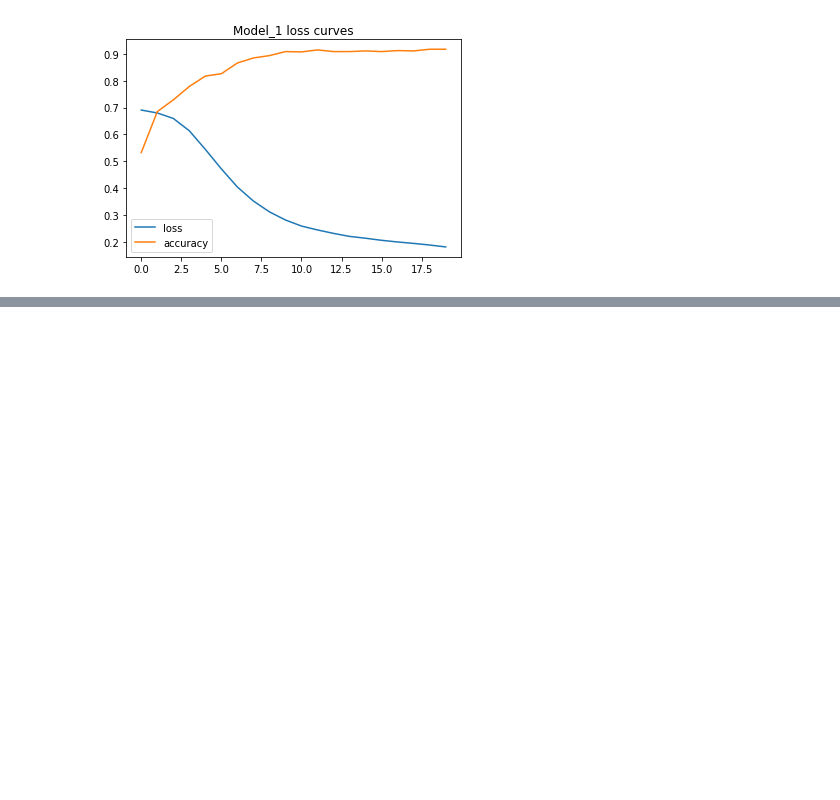
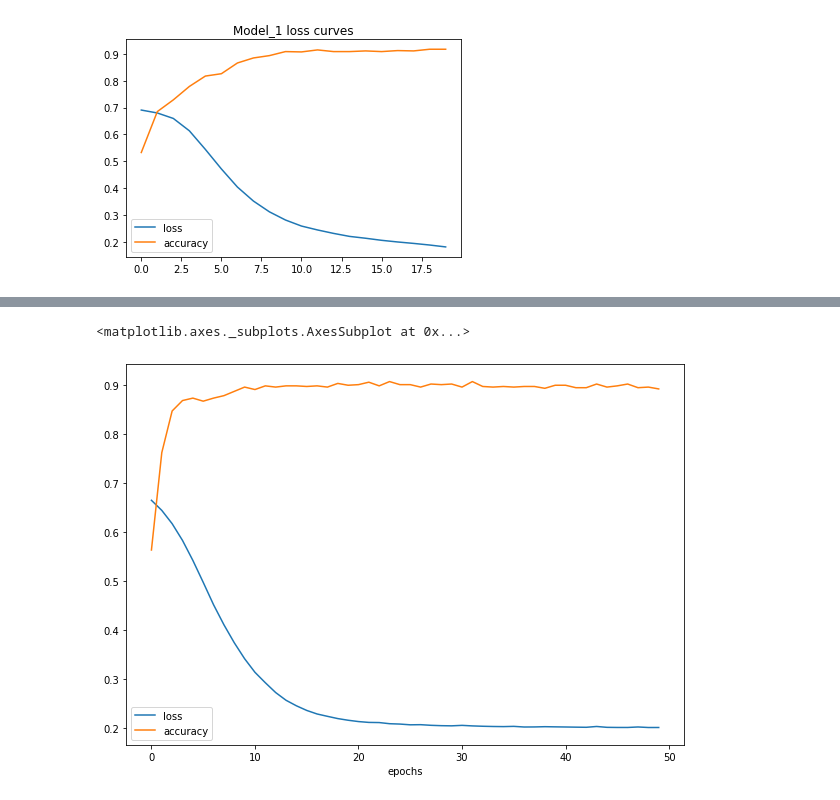
Before and after one commit to ThangDoan2001/TensorFlow_ZeroToHero, a Jupyter notebook: 02_neural_network_classification_with_tensorflow_homework.ipynb, the cells around one changed output, grey strips where cells are left out. Saved outputs shown, nothing was run; the diff lists cells and outputs as text; code cells hidden in the pictures; blank space fills up the shorter version.

```diff
--- a/02_neural_network_classification_with_tensorflow_homework.ipynb
+++ b/02_neural_network_classification_with_tensorflow_homework.ipynb
@@ -147,0 +212,21 @@ Text(0.5, 1.0, 'Model_1 loss curves')
+# %%
+# Let's create the model with the ideal learning rate
+
+# Set the random seed
+tf.random.set_seed(42)
+
+# 1. Create the model
+model_3 = tf.keras.Sequential([
+  tf.keras.layers.Dense(6, activation=tf.keras.activations.relu),
+  tf.keras.layers.Dense(6, activation=tf.keras.activations.relu),
+  tf.keras.layers.Dense(6, activation=tf.keras.activations.relu),
+  tf.keras.layers.Dense(1, activation=tf.keras.activations.sigmoid)
+])
+
+# 2. Compile the model
+model_3.compile(loss=tf.keras.losses.BinaryCrossentropy(),
+                optimizer=tf.keras.optimizers.Adam(learning_rate=0.001),
+                metrics=["accuracy"])
+
+# 3. Fit the model
+history_3 = model_3.fit(train_data, train_labels, epochs=50)
@@ -147,0 +257,6 @@ Text(0.5, 1.0, 'Model_1 loss curves')
+# %%
+# Plot the accuracy and loss curves
+pd.DataFrame(history_3.history).plot(figsize=(10, 7), xlabel="epochs")
+# %% [output]
+<matplotlib.axes._subplots.AxesSubplot at 0x...>
+[figure, added]
```
Also changed, not shown: parts of 26 cells of this notebook.
